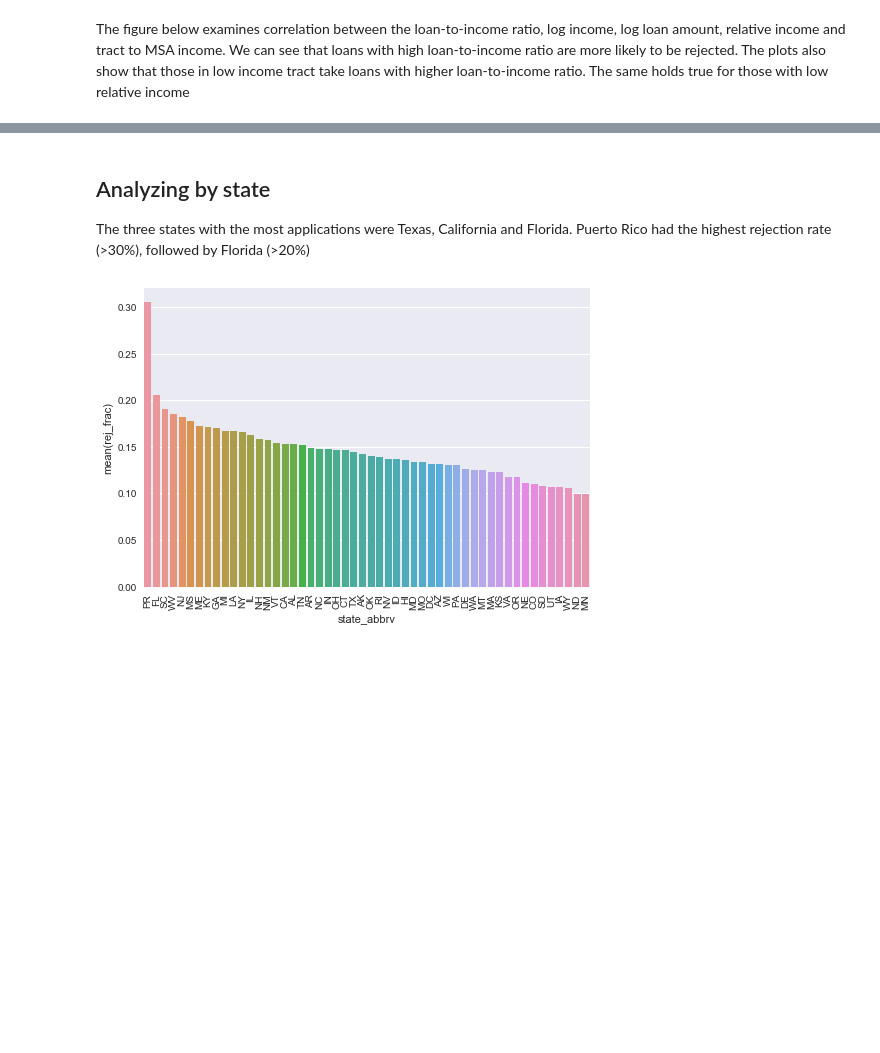
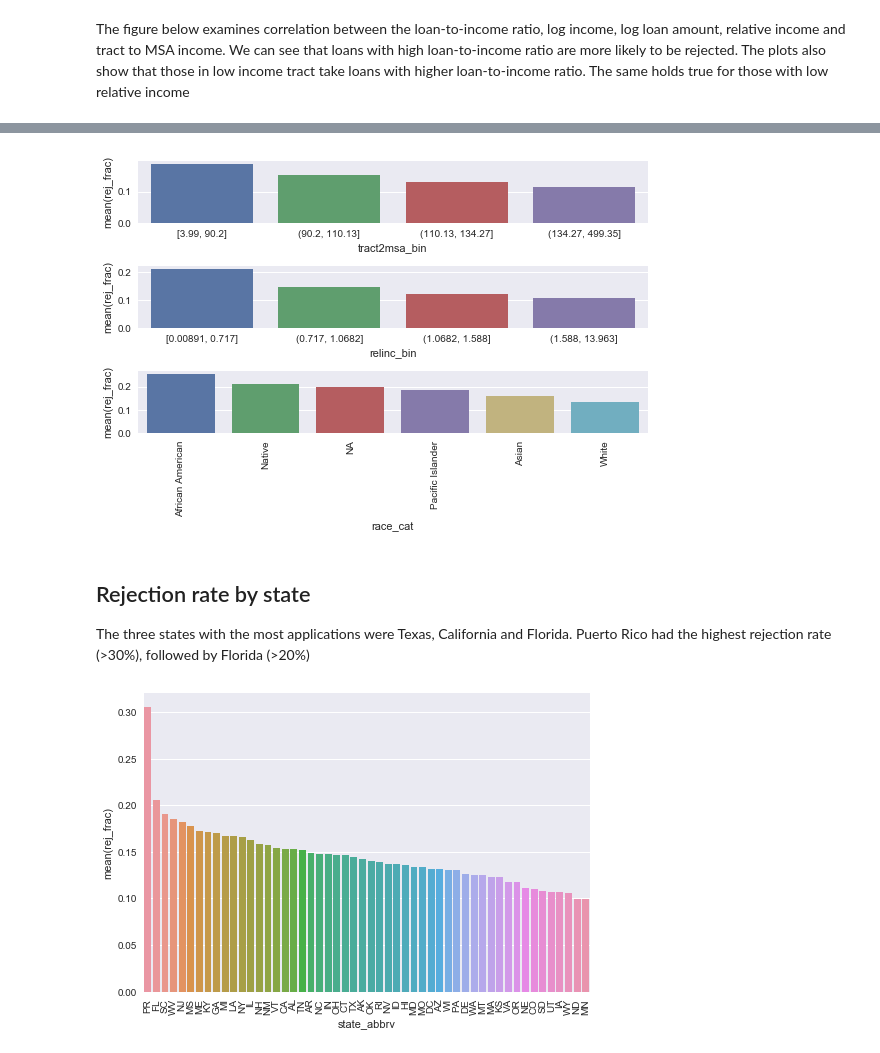
Before and after one commit to aya-bellicha/mortgage_rejection, a Jupyter notebook: mortgage_rejections.ipynb, the cells around one changed output, grey strips where cells are left out. Saved outputs shown, nothing was run; the diff lists cells and outputs as text; code cells hidden in the pictures; blank space fills up the shorter version.

```diff
--- a/mortgage_rejections.ipynb
+++ b/mortgage_rejections.ipynb
@@ -378,5 +372,69 @@ plt.show()
+# %%
+hmda['tract2msa_bin'] = pd.qcut(hmda['tract2msa_income'],q = [0,0.25,0.5,0.75,1])
+
+hmda_view = hmda.groupby(['tract2msa_bin','action_cat'])['loan_amount'].count().reset_index()
+hmda_view_tot = hmda.groupby(['tract2msa_bin'])['loan_amount'].count().reset_index()
+hmda_view_tot.columns = ['tract2msa_bin','total']
+hmda_view = hmda_view.merge(hmda_view_tot,on='tract2msa_bin',how='inner')
+hmda_view = hmda_view[hmda_view['action_cat']=='reject']
+hmda_view['rej_frac'] = hmda_view['loan_amount']/hmda_view['total']
+hmda_view = hmda_view.sort_values('rej_frac',ascending=False)
+
+fig = plt.figure()
+ax1 = fig.add_subplot(311)
+f1 = sns.barplot(x = 'tract2msa_bin',y = 'rej_frac',data=hmda_view,ax=ax1)
+#plt.setp(f1.get_xticklabels(), rotation=90)
+
+
+
+hmda['relinc_bin'] = pd.qcut(hmda['rel_inc'],q = [0,0.25,0.5,0.75,1])
+hmda_view = hmda.groupby(['relinc_bin','action_cat'])['loan_amount'].count().reset_index()
+hmda_view_tot = hmda.groupby(['relinc_bin'])['loan_amount'].count().reset_index()
+hmda_view_tot.columns = ['relinc_bin','total']
+hmda_view = hmda_view.merge(hmda_view_tot,on='relinc_bin',how='inner')
+hmda_view = hmda_view[hmda_view['action_cat']=='reject']
+hmda_view['rej_frac'] = hmda_view['loan_amount']/hmda_view['total']
+hmda_view = hmda_view.sort_values('rej_frac',ascending=False)
+ax2 = fig.add_subplot(312)
+sns.barplot(x = 'relinc_bin',y = 'rej_frac',data=hmda_view,ax=ax2)
+#plt.setp(f1.get_xticklabels(), rotation=90)
+
+
+
+hmda_view = hmda.groupby(['race_cat','action_cat'])['loan_amount'].count().reset_index()
+hmda_view_tot = hmda.groupby(['race_cat'])['loan_amount'].count().reset_index()
+hmda_view_tot.columns = ['race_cat','total']
+hmda_view = hmda_view.merge(hmda_view_tot,on='race_cat',how='inner')
+hmda_view = hmda_view[hmda_view['action_cat']=='reject']
+hmda_view['rej_frac'] = hmda_view['loan_amount']/hmda_view['total']
+hmda_view = hmda_view.sort_values('rej_frac',ascending=False)
+ax3 = fig.add_subplot(313)
+f2 = sns.barplot(x = 'race_cat',y = 'rej_frac',data=hmda_view,ax=ax3)
+plt.setp(f2.get_xticklabels(), rotation=90)
+
+'''
+hmda['unit_per_pop'] = hmda['sf_units_num']/hmda['population']
+hmda['unit_per_pop_bin'] = pd.qcut(hmda['unit_per_pop'],q = [0,0.25,0.5,0.75,1])
+hmda_view = hmda.groupby(['unit_per_pop_bin','action_cat'])['loan_amount'].count().reset_index()
+hmda_view_tot = hmda.groupby(['unit_per_pop_bin'])['loan_amount'].count().reset_index()
+hmda_view_tot.columns = ['unit_per_pop_bin','total']
+hmda_view = hmda_view.merge(hmda_view_tot,on='unit_per_pop_bin',how='inner')
+hmda_view = hmda_view[hmda_view['action_cat']=='reject']
+hmda_view['rej_frac'] = hmda_view['loan_amount']/hmda_view['total']
+hmda_view = hmda_view.sort_values('rej_frac',ascending=False)
+ax4 = fig.add_subplot(224)
+f1 = sns.barplot(x = 'unit_per_pop_bin',y = 'rej_frac',data=hmda_view,ax=ax4)
+plt.setp(f1.get_xticklabels(), rotation=90)
+'''
+plt.tight_layout()
+plt.show()
+#hmda_view = hmda.groupby(['tract2msa_bin','action_cat'])['loan_amount'].count().reset_index()
+#sns.barplot(x = 'tract2msa_bin',y = 'loan_amount',data=hmda_view,hue='action_cat')
+#plt.show()
+# %% [output]
+[figure, added]
 # %% [markdown]
-## Analyzing by state
+## Rejection rate by state
 The three states with the most applications were Texas, California and Florida. Puerto Rico had the highest rejection rate (>30%), followed by Florida (>20%)
 # %%
 state_dict = {'01':'AL','02':'AK','04':'AZ', '05':'AR','06':'CA','08':'CO','09':'CT','10':'DE','11':'DC',
```
Also changed, not shown: parts of 11 cells of this notebook.
